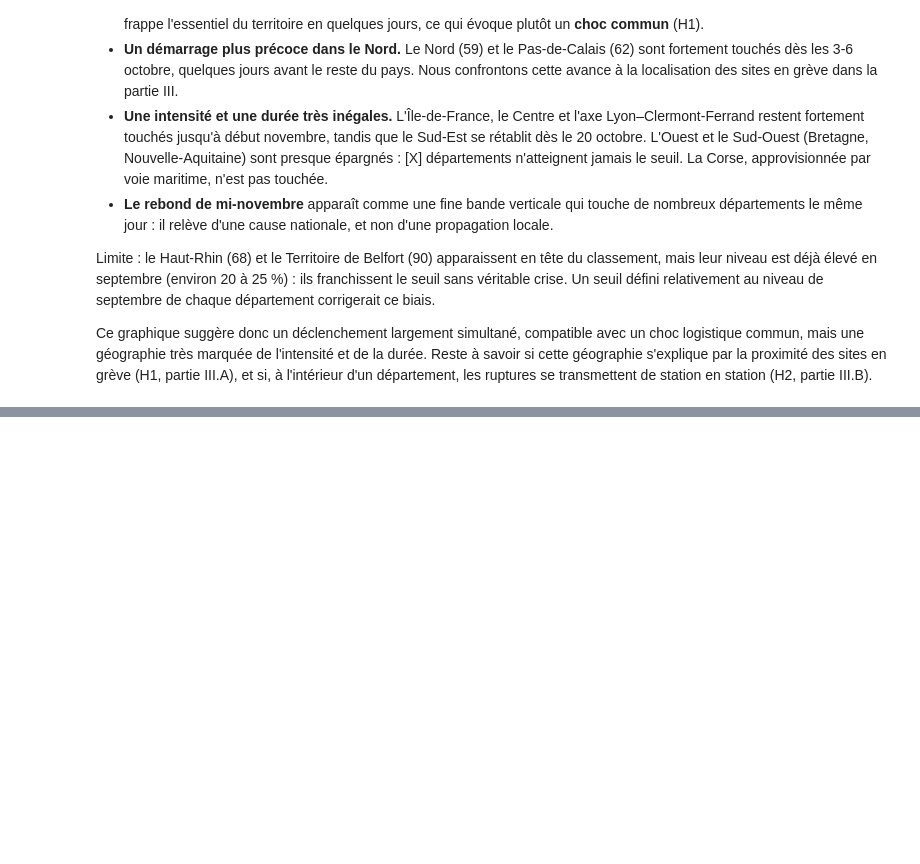
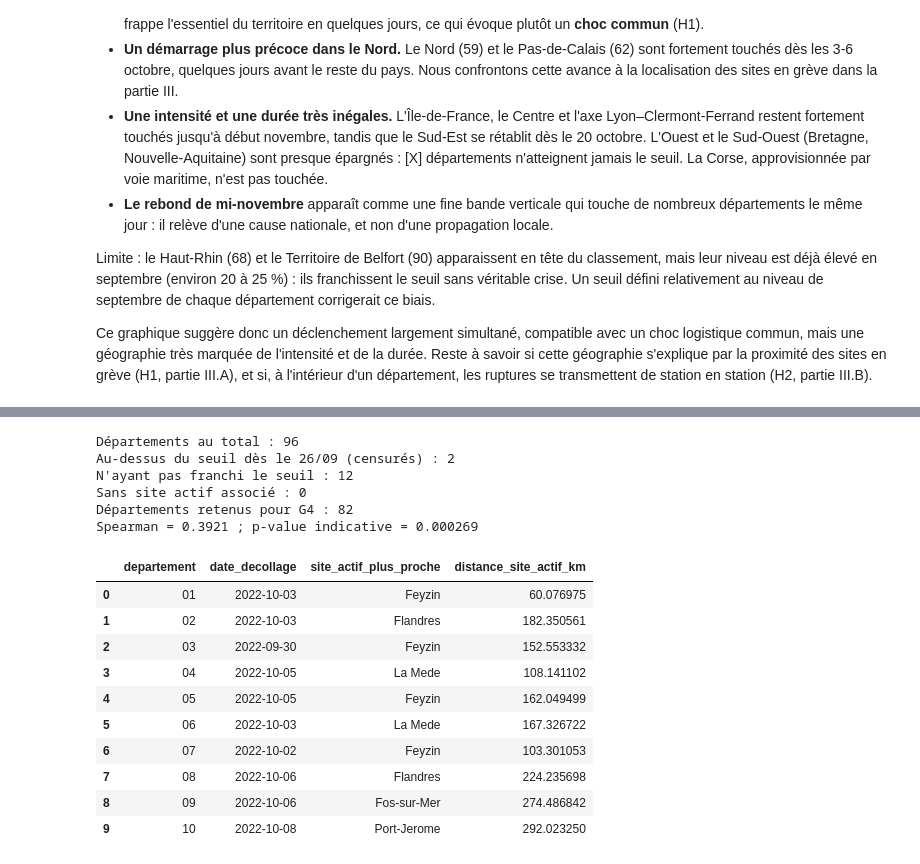
Before and after one commit to sliabes/Projet-python-, a Jupyter notebook: main.ipynb, the cells around one changed output, grey strips where cells are left out. Cells and saved outputs as stored; diff of their text form; code cells hidden in the pictures; blank space fills up the shorter version.

```diff
--- a/main.ipynb
+++ b/main.ipynb
@@ -246,0 +477,67 @@ Ce graphique suggère donc un déclenchement largement simultané, compatible av
+# %%
+from scipy.stats import spearmanr
+
+seuil_h1 = 20.0
+debut_observation_h1 = pd.Timestamp("2022-09-26")
+franchissements_h1 = taux_dep_h1.loc[
+    (taux_dep_h1["jour"] >= debut_observation_h1)
+    & (taux_dep_h1["taux_rupture_pct"] >= seuil_h1)
+]
+premieres_dates_h1 = (
+    franchissements_h1.groupby("departement", observed=True)["jour"]
+    .min().rename("date_decollage").reset_index()
+)
+centres_h1 = (
+    stations_geo_h1.groupby("departement", as_index=False)[["latitude", "longitude"]]
+    .mean()
+)
+g4_h1 = centres_h1.merge(premieres_dates_h1, on="departement", how="left", validate="one_to_one")
+g4_h1["censure_entree"] = g4_h1["date_decollage"].eq(debut_observation_h1)
+
+def proximite_site_actif_h1(ligne):
+    date = ligne["date_decollage"]
+    if pd.isna(date):
+        return pd.Series({"site_actif_plus_proche": None, "distance_site_actif_km": np.nan})
+    actifs = sites_h1.loc[(sites_h1["debut_greve"] <= date) & (sites_h1["fin_greve"] >= date)]
+    if actifs.empty:
+        return pd.Series({"site_actif_plus_proche": None, "distance_site_actif_km": np.nan})
+    dist, site = min(
+        (distance_km(ligne["latitude"], ligne["longitude"], s.latitude, s.longitude), s.site)
+        for s in actifs.itertuples(index=False)
+    )
+    return pd.Series({"site_actif_plus_proche": site, "distance_site_actif_km": dist})
+
+g4_h1 = pd.concat([g4_h1, g4_h1.apply(proximite_site_actif_h1, axis=1)], axis=1)
+g4_h1["jours_depuis_26_sept"] = (g4_h1["date_decollage"] - debut_observation_h1).dt.days
+valides_h1 = g4_h1.loc[
+    ~g4_h1["censure_entree"]
+].dropna(subset=["distance_site_actif_km", "jours_depuis_26_sept"]).copy()
+
+rho_h1, pvalue_h1 = (spearmanr(valides_h1["distance_site_actif_km"],
+                                valides_h1["jours_depuis_26_sept"])
+                      if len(valides_h1) >= 3 else (np.nan, np.nan))
+print("Départements au total :", len(g4_h1))
+print("Au-dessus du seuil dès le 26/09 (censurés) :", int(g4_h1["censure_entree"].sum()))
+print("N'ayant pas franchi le seuil :", int(g4_h1["date_decollage"].isna().sum()))
+print("Sans site actif associé :", int((g4_h1["date_decollage"].notna() & g4_h1["distance_site_actif_km"].isna()).sum()))
+print("Départements retenus pour G4 :", len(valides_h1))
+print(f"Spearman = {rho_h1:.4f} ; p-value indicative = {pvalue_h1:.3g}")
+display(valides_h1[["departement", "date_decollage", "site_actif_plus_proche", "distance_site_actif_km"]].head(10))
+# %% [output]
+Départements au total : 96
+Au-dessus du seuil dès le 26/09 (censurés) : 2
+N'ayant pas franchi le seuil : 12
+Sans site actif associé : 0
+Départements retenus pour G4 : 82
+Spearman = 0.3921 ; p-value indicative = 0.000269
+|  | departement | date_decollage | site_actif_plus_proche | distance_site_actif_km |
+| 0 | 01 | 2022-10-03 | Feyzin | 60.076975 |
+| 1 | 02 | 2022-10-03 | Flandres | 182.350561 |
+| 2 | 03 | 2022-09-30 | Feyzin | 152.553332 |
+| 3 | 04 | 2022-10-05 | La Mede | 108.141102 |
+| 4 | 05 | 2022-10-05 | Feyzin | 162.049499 |
+| 5 | 06 | 2022-10-03 | La Mede | 167.326722 |
+| 6 | 07 | 2022-10-02 | Feyzin | 103.301053 |
+| 7 | 08 | 2022-10-06 | Flandres | 224.235698 |
+| 8 | 09 | 2022-10-06 | Fos-sur-Mer | 274.486842 |
+| 9 | 10 | 2022-10-08 | Port-Jerome | 292.023250 |
```
Also changed, not shown: parts of 23 cells of this notebook, 1 other file.
